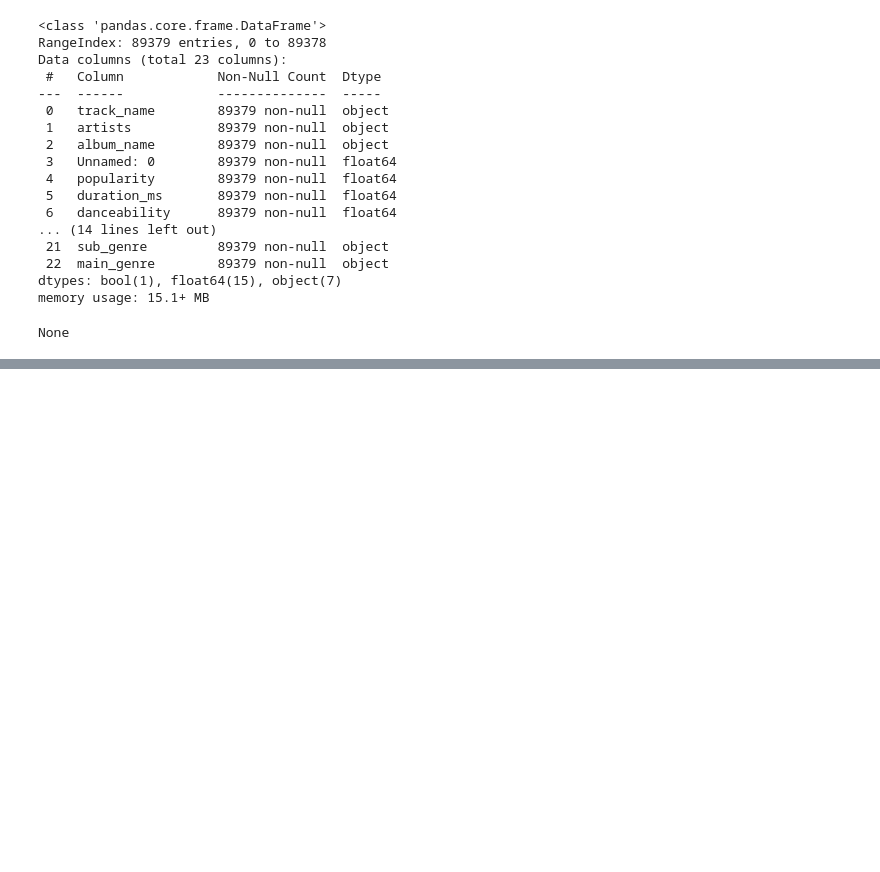
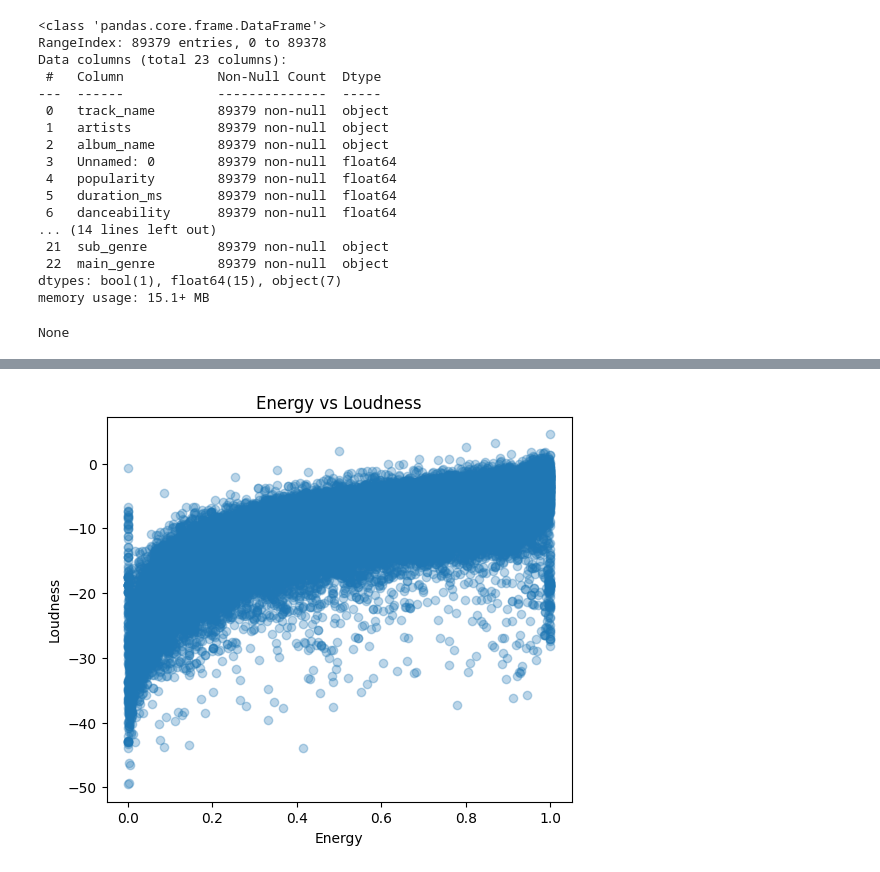
Before and after one commit to ashuraWho/Progetto_EmanueleAnnaGianmarco, a Jupyter notebook: anna/pulizia.ipynb, the cells around one changed output, grey strips where cells are left out. Cells and saved outputs as stored; diff of their text form; code cells hidden in the pictures; blank space fills up the shorter version.

```diff
--- a/anna/pulizia.ipynb
+++ b/anna/pulizia.ipynb
@@ -359,0 +396,11 @@ None
+# %%
+plt.figure(figsize=(6,5))
+plt.scatter(df['energy'], df['loudness'], alpha=0.3)
+plt.xlabel('Energy')
+plt.ylabel('Loudness')
+plt.title('Energy vs Loudness')
+plt.show()
+
+#Brani più energetici tendono ad avere maggiore loudness.(corr 0.76)
+# %% [output]
+[figure, added]
```
Also changed, not shown: parts of 10 cells of this notebook.
